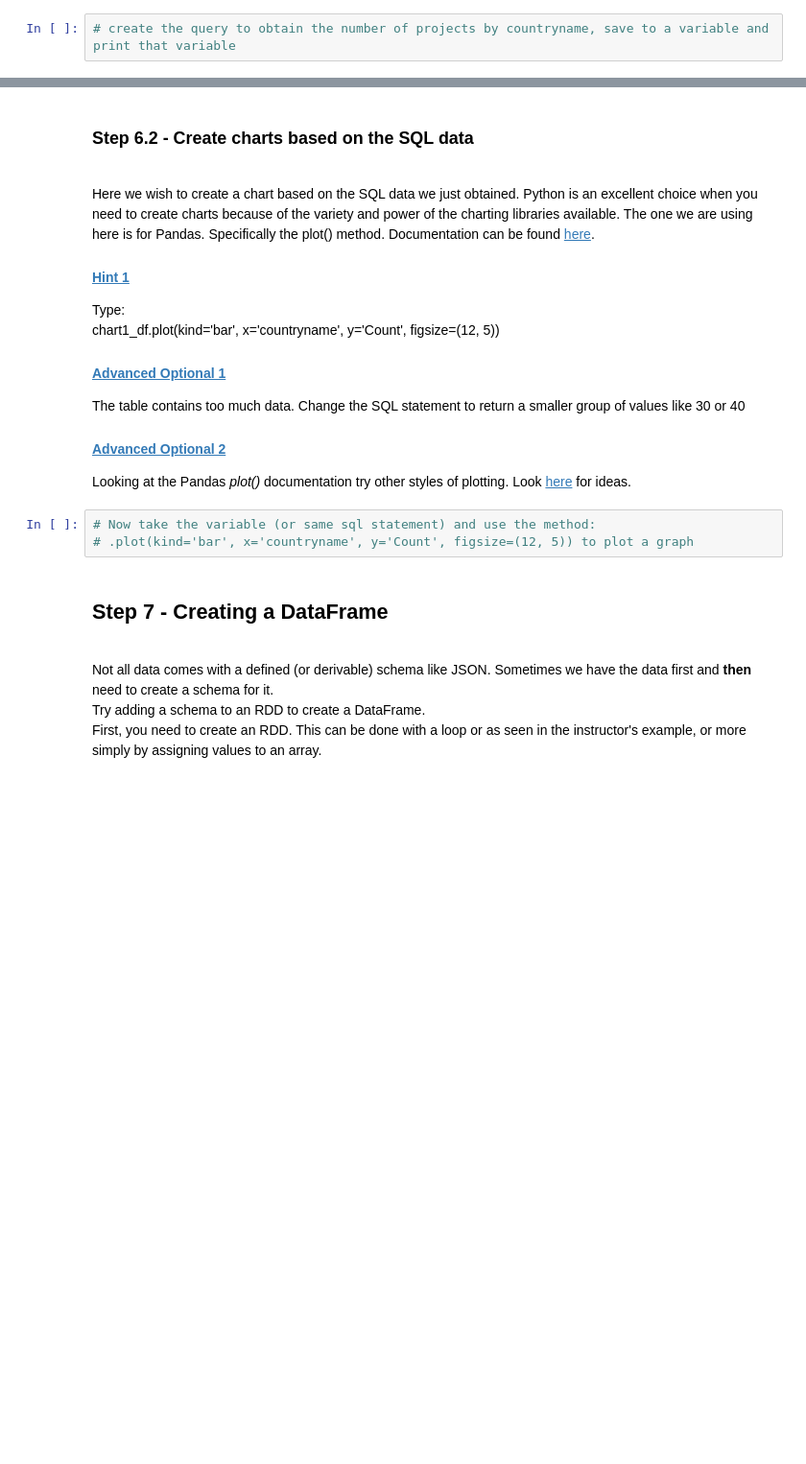
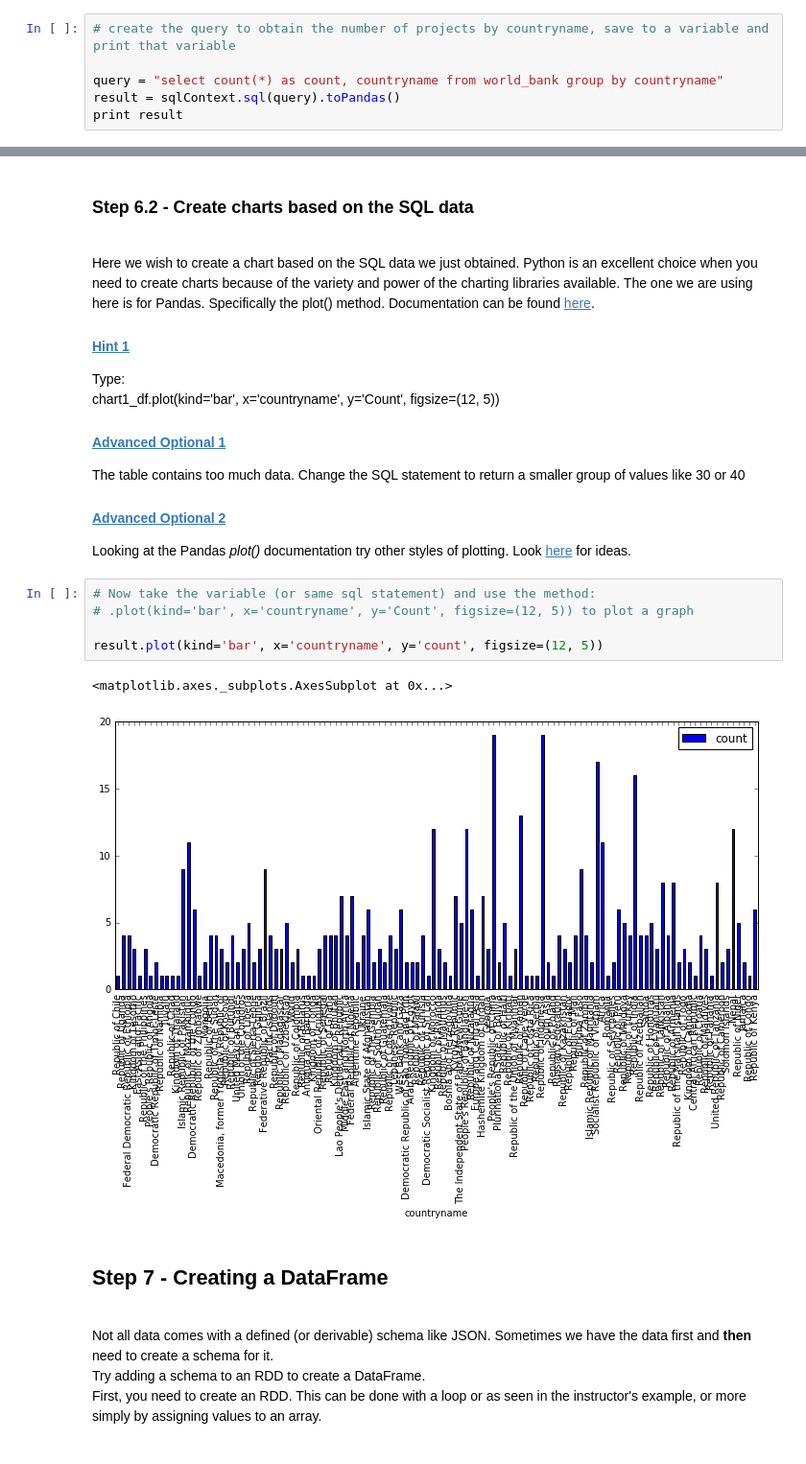
Before and after one commit to l-tong/SparkLab2, a Jupyter notebook: Spark Training Lab2.ipynb, the cells around one changed output, grey strips where cells are left out. Shown: that part at 96% size. Cells and saved outputs as stored; diff of their text form; blank space fills up the shorter version.

```diff
--- a/Spark Training Lab2.ipynb
+++ b/Spark Training Lab2.ipynb
@@ -484,3 +522,7 @@ print chart1_df<br></div>
 </div>
 # %%
 # create the query to obtain the number of projects by countryname, save to a variable and print that variable
+
+query = "select count(*) as count, countryname from world_bank group by countryname"
+result = sqlContext.sql(query).toPandas()
+print result
@@ -528,6 +588,11 @@ Here we wish to create a chart based on the SQL data we just obtained.   Python
 # %%
 # Now take the variable (or same sql statement) and use the method:
 # .plot(kind='bar', x='countryname', y='Count', figsize=(12, 5)) to plot a graph
+
+result.plot(kind='bar', x='countryname', y='count', figsize=(12, 5))
+# %% [output]
+<matplotlib.axes._subplots.AxesSubplot at 0x...>
+[figure, added]
 # %% [markdown]
 ## Step 7 - Creating a DataFrame
 <br>
```
Also changed, not shown: parts of 11 cells of this notebook.
